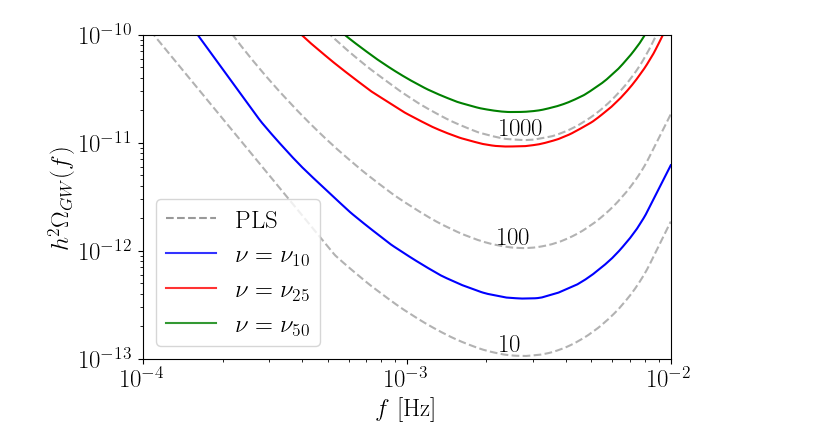
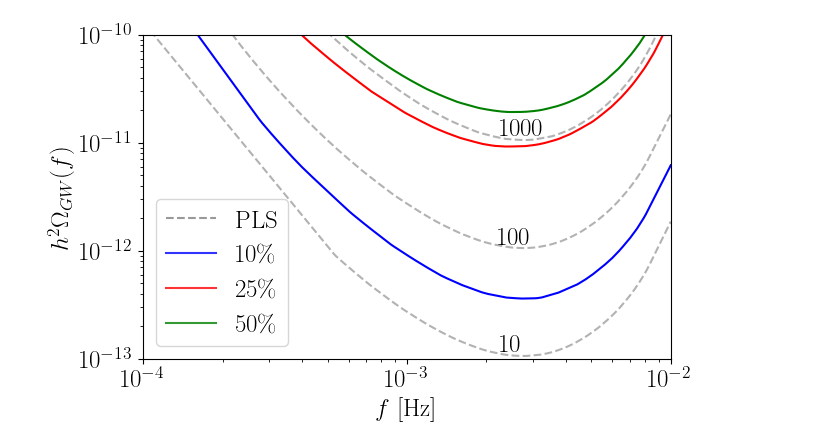
Before and after one commit to RiccardoBuscicchio/BPLS-data-release, a Jupyter notebook: notebooks/jupyter/Figure1a.ipynb, the cells around one changed output. Cells and saved outputs as stored; diff of their text form; code cells hidden in the pictures.

Commit message:
Update with final figures, and README.md

```diff
--- a/notebooks/jupyter/Figure1a.ipynb
+++ b/notebooks/jupyter/Figure1a.ipynb
@@ -100,35 +100,35 @@ nu = [10, 20, 50]
 bounds = [0.5, 1, 2]
 rho = [10, 100, 1000]
 
 plt.figure(figsize=rect_size)
 for i in range(len(bounds)):
     if bounds[i] == 1:
         plt.loglog(freq, pls_bayes_10[i][:],'b')
         plt.loglog(freq, pls_bayes_8[i][:],'r')
         plt.loglog(freq, pls_bayes_7[i][:],'g')
 for i in range(len(rho)):
     if rho[i] == 10:
         ind = np.argmin( pls_snr_10_[i][:])
         plt.loglog(freq, pls_snr_10_[i][:], 'k--',label = 'SNR = %.1f'%rho[i], alpha = 0.3)
         plt.annotate("10", xy=(freq[ind],  pls_snr_10_[i][ind]), xytext=(0.8*freq[ind], 1.1*pls_snr_10_[i][ind]))
     if rho[i] == 100:
         ind = np.argmin( pls_snr_10_[i][:])
         plt.loglog(freq, pls_snr_10_[i][:], 'k--',label = 'SNR = %.1f'%rho[i], alpha = 0.3)
         plt.annotate("100", xy=(freq[ind],  pls_snr_10_[i][ind]), xytext=(0.8*freq[ind], 1.1*pls_snr_10_[i][ind]))
     if rho[i] == 1000:
         ind = np.argmin( pls_snr_10_[i][:])
         plt.annotate("1000", xy=(freq[ind],  pls_snr_10_[i][ind]), xytext=(0.8*freq[ind], 1.1*pls_snr_10_[i][ind]))
         plt.loglog(freq, pls_snr_10_[i][:], 'k--',label = 'SNR = %.1f'%rho[i], alpha = 0.3)
 
 ck = mlines.Line2D([], [], color='grey', alpha = 0.8, label = r'PLS', linestyle='dashed')
-cb = mlines.Line2D([], [], color='b', alpha = 0.8, label = r'$\nu = \nu_{10}$', linestyle='-')
-cr = mlines.Line2D([], [], color='r', alpha = 0.8, label = r'$\nu = \nu_{25}$', linestyle='-')
-cg = mlines.Line2D([], [], color='g', alpha = 0.8, label = r'$\nu = \nu_{50}$', linestyle='-')
+cb = mlines.Line2D([], [], color='b', alpha = 0.8, label = r'$10 \%$', linestyle='-')
+cr = mlines.Line2D([], [], color='r', alpha = 0.8, label = r'$25 \%$', linestyle='-')
+cg = mlines.Line2D([], [], color='g', alpha = 0.8, label = r'$50\%$', linestyle='-')
 leg = plt.legend(handles=[ck, cb, cr, cg], loc='best')
 plt.xlabel('$f$ [Hz]')
-plt.ylabel('$h^2\Omega_{GW}(f)$')
+plt.ylabel(r'$h^2\Omega_{GW}(f)$')
 plt.ylim(10**-13,10**-10)
 plt.xlim(10**-4,10**-2)
 plt.savefig('../../plots/pls_nu.pdf', bbox_inches='tight')
 # %% [output]
-[figure, old version]
+[figure, new version]
```
Also changed, not shown: 12 other files.
